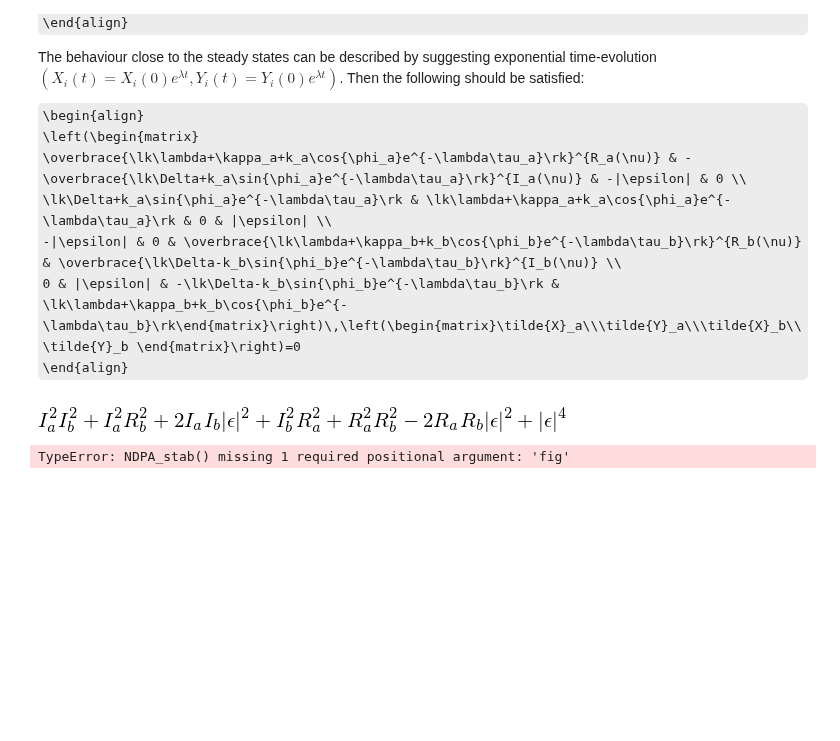
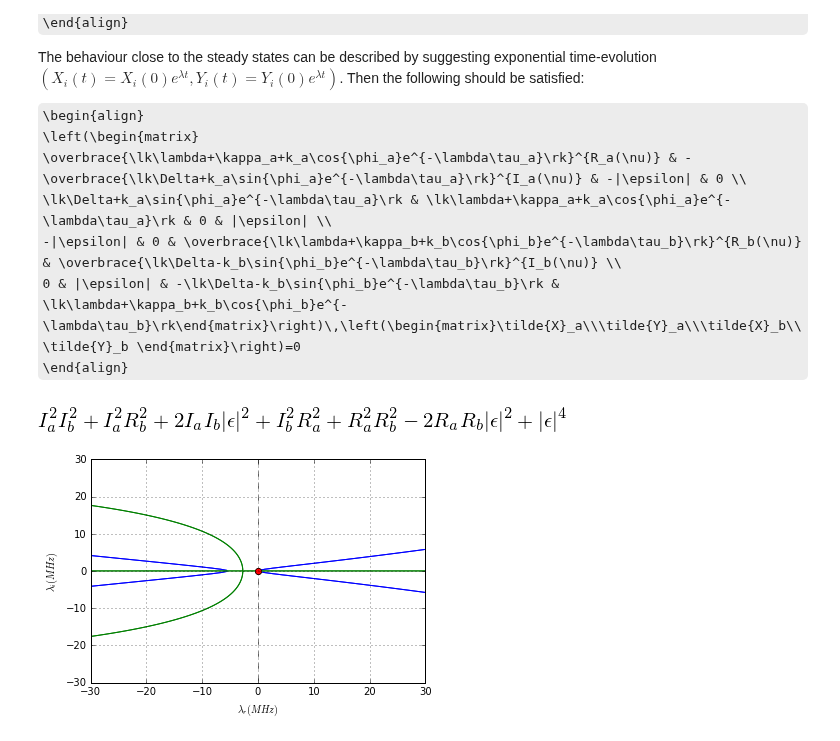
Before and after one commit to nemetniki/General-linear-model, a Jupyter notebook: NDPA.ipynb, the cells around one changed output. Cells and saved outputs as stored; diff of their text form; code cells hidden in the pictures; some formulas as TeX source; blank space fills up the shorter version.

```diff
--- a/NDPA.ipynb
+++ b/NDPA.ipynb
@@ -471,58 +477,65 @@ def NDPA_stab(kapap, ra, La, phiap, ktaua, delta, kapbp, rb, Lb, phibp, ktaub, x
         return Delta-kb*sin(phib)*cos(2*np.pi*lambi*taub)*exp(-lambr*taub)
     def Ibi(lambr,lambi):
         return kb*sin(phib)*sin(2*np.pi*lambi*taub)*exp(-lambr*taub)
+
+    ## Equations ##
+    def eq1r(lambr, lambi):
+        return (Rar(lambr,lambi)-Iai(lambr,lambi))*(Rbr(lambr,lambi)-Ibi(lambr,lambi)) - \
+               (Rai(lambr,lambi)+Iar(lambr,lambi))*(Rbi(lambr,lambi)+Ibr(lambr,lambi))-eps**2
+    def eq1i(lambr,lambi):
+        return (Rar(lambr,lambi)-Iai(lambr,lambi))*(Rbi(lambr,lambi)+Ibr(lambr,lambi)) + \
+               (Rai(lambr,lambi)+Iar(lambr,lambi))*(Rbr(lambr,lambi)-Ibi(lambr,lambi))
     def equation1(l):
-        equations = [(Rar(l[0],l[1])-Iai(l[0],l[1]))*(Rbr(l[0],l[1])-Ibi(l[0],l[1])) - \
-                     (Rai(l[0],l[1])+Iar(l[0],l[1]))*(Rbi(l[0],l[1])+Ibr(l[0],l[1]))-eps**2]
-        equations.append( (Rar(l[0],l[1])-Iai(l[0],l[1]))*(Rbi(l[0],l[1])+Ibr(l[0],l[1])) + \
-                        (Rai(l[0],l[1])+Iar(l[0],l[1]))*(Rbr(l[0],l[1])-Ibi(l[0],l[1])))
+        equations = [eq1r(l[0],l[1])]
+        equations.append(eq1i(l[0],l[1]))
         return equations
+    def eq2r(lambr, lambi):
+        return (Rar(lambr,lambi)+Iai(lambr,lambi))*(Rbr(lambr,lambi)+Ibi(lambr,lambi)) - \
+               (Rai(lambr,lambi)-Iar(lambr,lambi))*(Rbi(lambr,lambi)-Ibr(lambr,lambi))-eps**2
+    def eq2i(lambr,lambi):
+        return (Rar(lambr,lambi)+Iai(lambr,lambi))*(Rbi(lambr,lambi)-Ibr(lambr,lambi)) + \
+               (Rai(lambr,lambi)-Iar(lambr,lambi))*(Rbr(lambr,lambi)+Ibi(lambr,lambi))
     def equation2(l):
-        equations = [(Rar(l[0],l[1])+Iai(l[0],l[1]))*(Rbr(l[0],l[1])+Ibi(l[0],l[1])) - \
-                     (Rai(l[0],l[1])-Iar(l[0],l[1]))*(Rbi(l[0],l[1])-Ibr(l[0],l[1]))-eps**2]
-        equations.append( (Rar(l[0],l[1])+Iai(l[0],l[1]))*(Rbi(l[0],l[1])-Ibr(l[0],l[1])) + \
-                        (Rai(l[0],l[1])-Iar(l[0],l[1]))*(Rbr(l[0],l[1])+Ibi(l[0],l[1])))
+        equations = [eq2r(l[0],l[1])]
+        equations.append(eq2i(l[0],l[1]))
         return equations
 
     ## Grid ##
-    lr = np.linspace(-20,20,200)
-    li = np.linspace(-40,40,200)
+    lr = np.linspace(-30,30,200)
+    li = np.linspace(-30,30,200)
     lr,li = np.meshgrid(lr,li)
 
     ## Solving the equations ##
     lamb1 = np.zeros(2)
     lamb2 = np.zeros(2)
     lamb1 = fsolve(equation1,[10,5])
     lamb2 = fsolve(equation2,[10,5])
     lambr = np.array([lamb1[0],lamb1[0],lamb2[0],lamb2[0]])
     lambi = np.array([lamb1[1],-lamb1[1],lamb2[1],-lamb2[1]])
 
     #fig = plt.figure()
     ax = fig.axes
 
-    plt.contour(lr,li, (Rar(lr,li)-Iai(lr,li))*(Rbr(lr,li)-Ibi(lr,li)) - \
-                       (Rai(lr,li)+Iar(lr,li))*(Rbi(lr,li)+Ibr(lr,li))-eps**2,[0],colors='b')
-    ax.hold(True)
-    plt.contour(lr,li, (Rar(lr,li)+Iai(lr,li))*(Rbr(lr,li)+Ibi(lr,li)) - \
-                       (Rai(lr,li)-Iar(lr,li))*(Rbi(lr,li)-Ibr(lr,li))-eps**2,[0],colors='b')
-    plt.contour(lr,li, (Rar(lr,li)-Iai(lr,li))*(Rbi(lr,li)+Ibr(lr,li)) + \
-                       (Rai(lr,li)+Iar(lr,li))*(Rbr(lr,li)-Ibi(lr,li)),[0],colors='g')
-    plt.contour(lr,li, (Rar(lr,li)+Iai(lr,li))*(Rbi(lr,li)-Ibr(lr,li)) + \
-                       (Rai(lr,li)-Iar(lr,li))*(Rbr(lr,li)+Ibi(lr,li)),[0],colors='g')
+    plt.contour(lr,li, eq1r(lr,li),[0],colors='b')
+    plt.hold(True)
+    plt.contour(lr,li, eq2r(lr,li),[0],colors='b')
+    plt.contour(lr,li, eq1i(lr,li),[0],colors='g')
+    plt.contour(lr,li, eq2i(lr,li),[0],colors='g')
     plt.contour(lr,li,lr,[0],colors='grey',linestyles='dashed')
     plt.plot(lambr,lambi,'o',color = 'r')
-    ax.grid(True)
-    ax.set_xlim(-20,20)
-    ax.set_xlabel('$\lambda_r (MHz)$')
-    ax.set_ylabel('$\lambda_i (MHz)$')
+    plt.grid(True)
+    plt.xlim(-30,30)
+    plt.xlabel('$\lambda_r (MHz)$')
+    plt.ylabel('$\lambda_i (MHz)$')
     #ax.xaxis.set_label_coords(1.3, -0.0015)
     #ax.yaxis.set_label_coords(-0.0015,1.3)
 #    plt.show()
 
 #def NDPA_stab(kapap, ra   , La, phiap, ktaua , delta, kapbp, rb     , Lb, phibp, ktaub , x):
-NDPA_stab     (10.   , 0.5  , 0 , 0    ,0, 0    , 10  , .5  , 0 , 0    ,1.8832785157443013, 2)
+figs=plt.figure()
+NDPA_stab     (10.   , 0.5  , 0 , 0    ,0, 0    , 10  , .5  , 0 , 0    ,1.8832785157443013, 2,figs)
 # %% [output]
-TypeError: NDPA_stab() missing 1 required positional argument: 'fig'
+[figure, added]
 # %%
 %matplotlib inline
 from ipywidgets import interactive
```
Also changed, not shown: parts of 8 cells of this notebook, 1 other file.
